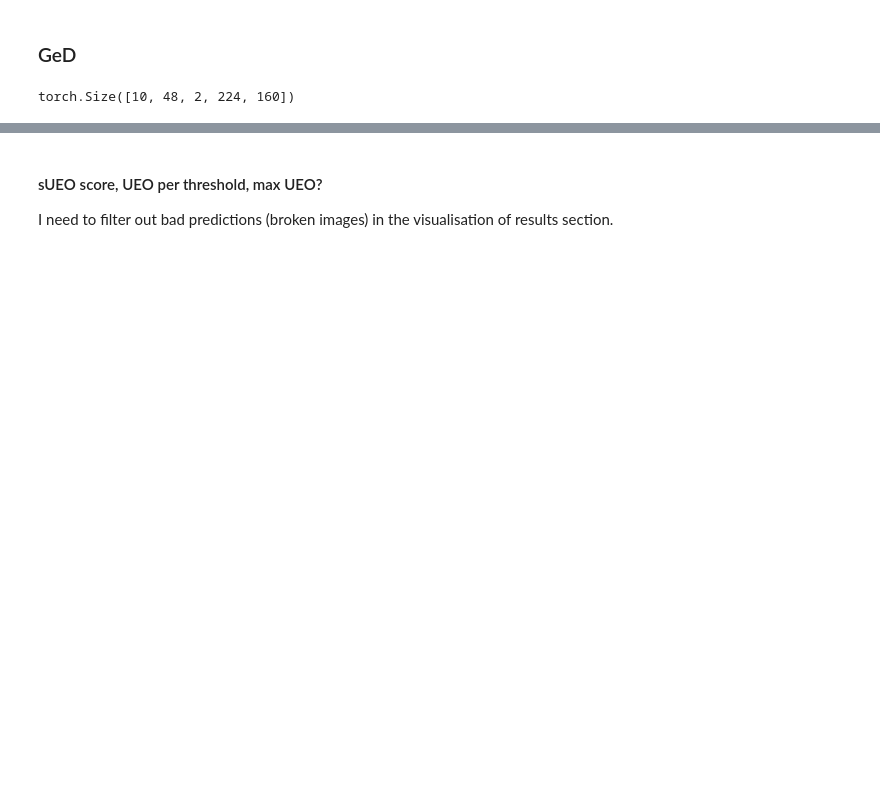
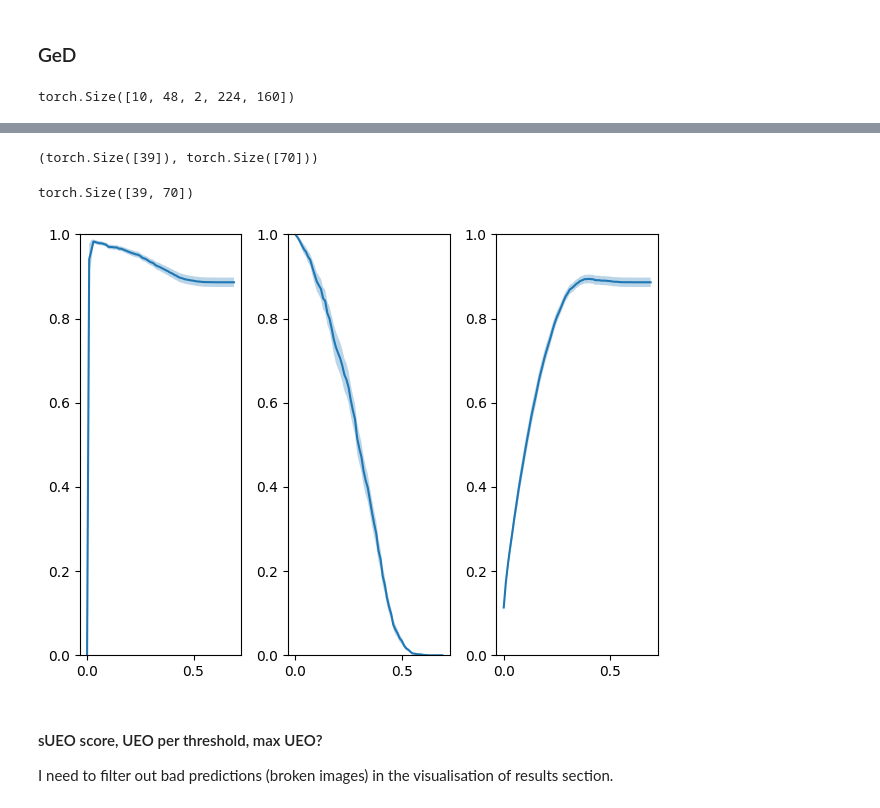
Before and after one commit to BenjaminPhi5/WMH_UQ_assessment, a Jupyter notebook: trustworthai/journal_run/evaluation/new_scripts/Evaluation script final experiments.ipynb, the cells around one changed output, grey strips where cells are left out. Drawn from its saved outputs; the diff is of its cells as text; code cells hidden in the pictures; blank space fills up the shorter version.

```diff
--- a/trustworthai/journal_run/evaluation/new_scripts/Evaluation script final experiments.ipynb
+++ b/trustworthai/journal_run/evaluation/new_scripts/Evaluation script final experiments.ipynb
@@ -78,6 +78,9 @@ from trustworthai.utils.uncertainty_maps.entropy_map import entropy_map_from_sam
 %load_ext autoreload
 # %%
 import seaborn as sns
+# %%
+VOXELS_TO_WMH_RATIO = 382
+VOXELS_TO_WMH_RATIO_EXCLUDING_EMPTY_SLICES = 140
 # %%
 class ARGS():
     def __init__(self):
@@ -428,0 +482,10 @@ chal_results['GED^2'] = sample_top_dices
+# %%
+all_acc_cert, all_uncert_inacc,all_pavpu = all_individuals_pavpu(means, ent_maps, ys3d_test, 4, 0.8)
+# %%
+all_acc_cert.mean(dim=1).shape, uncertainty_thresholds.shape
+# %% [output]
+(torch.Size([39]), torch.Size([70]))
+# %%
+all_acc_cert.shape
+# %% [output]
+torch.Size([39, 70])
@@ -429,3 +497,25 @@ chal_results['GED^2'] = sample_top_dices
+# %%
+plt.subplot(1,3,1)
+m = all_acc_cert.mean(dim=0)
+plt.plot(uncertainty_thresholds, m)
+si = all_acc_cert.std(dim=0)/(len(means)**0.5)
+plt.fill_between(uncertainty_thresholds, m-si, m+si, alpha=0.3)
+plt.ylim((0, 1))
+plt.subplot(1,3,2)
+m = all_uncert_inacc.mean(dim=0)
+plt.plot(uncertainty_thresholds, m)
+si = all_uncert_inacc.std(dim=0)/(len(means)**0.5)
+plt.fill_between(uncertainty_thresholds, m-si, m+si, alpha=0.3)
+plt.ylim((0, 1))
+plt.subplot(1,3,3)
+m = all_pavpu.mean(dim=0)
+plt.plot(uncertainty_thresholds, m)
+si = all_pavpu.std(dim=0)/(len(means)**0.5)
+plt.fill_between(uncertainty_thresholds, m-si, m+si, alpha=0.3)
+plt.ylim((0, 1))
+plt.tight_layout()
+# %% [output]
+[figure, added]
 # %% [markdown]
 #### sUEO score, UEO per threshold, max UEO?
 
```
Also changed, not shown: parts of 15 cells of this notebook, 2 other files.
